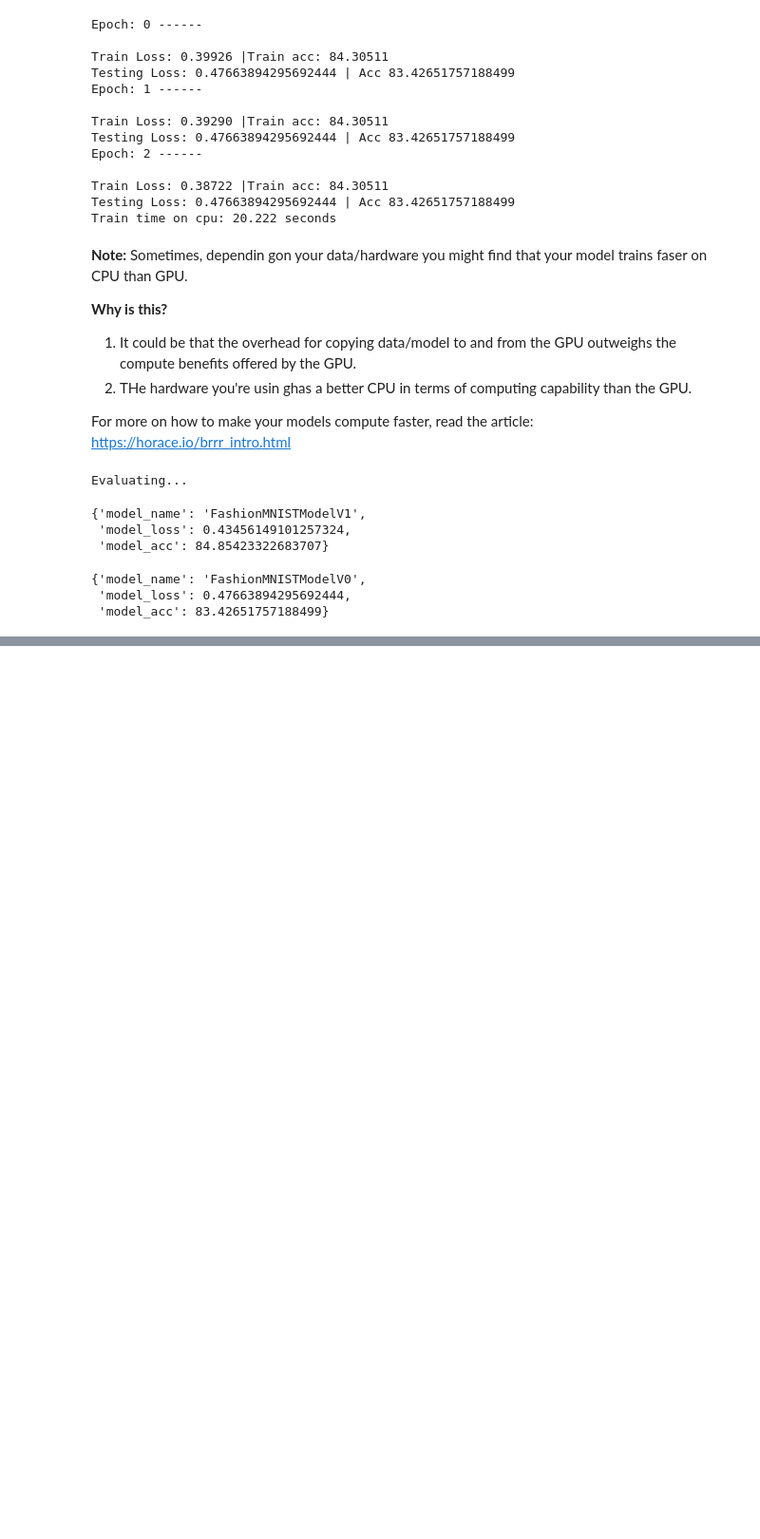
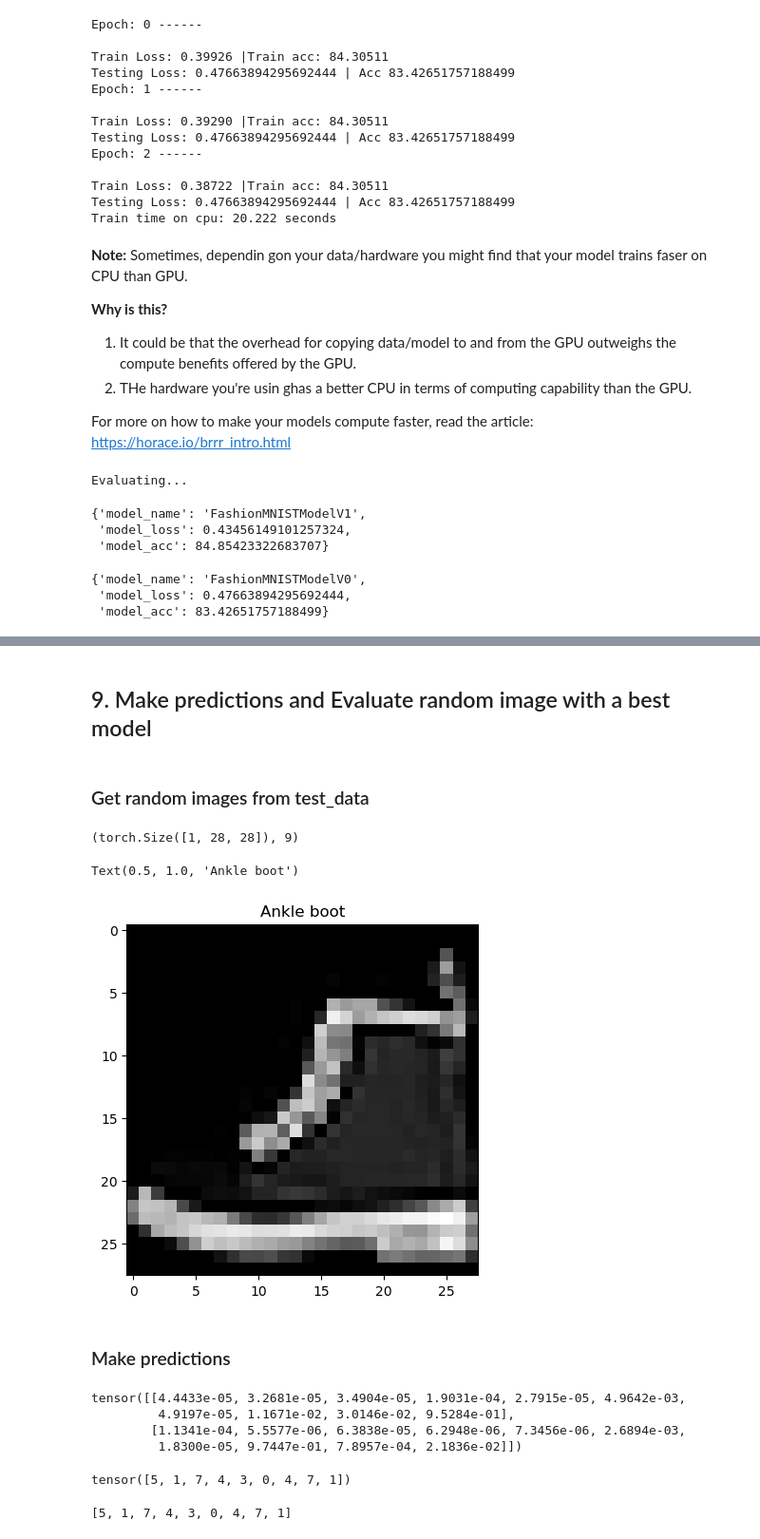
Before and after one commit to maheshsunuwar/deep-learning-pytorch, a Jupyter notebook: 03. PyTorch Computer Vision/03_pytorch_computer_vision.ipynb, the cells around one changed output, grey strips where cells are left out. Shown at 95% size. Drawn from its saved outputs; the diff is of its cells as text; code cells hidden in the pictures; blank space fills up the shorter version.

```diff
--- a/03. PyTorch Computer Vision/03_pytorch_computer_vision.ipynb
+++ b/03. PyTorch Computer Vision/03_pytorch_computer_vision.ipynb
@@ -745,0 +1076,27 @@ model_0_results
+# %% [markdown]
+## 9. Make predictions and Evaluate random image with a best model
+# %% [markdown]
+### Get random images from test_data
+# %%
+import random
+random.seed(42)
+test_samples = [] # we want a list of samples to iterate through
+test_labels = [] # to compare witht he ground truth
+
+# get 9 samples from the test data
+for sample, label in random.sample(list(test_data), k=9):
+    test_samples.append(sample)
+    test_labels.append(label)
+
+# view the first sample shape
+test_samples[0].shape, test_labels[0]
+# %% [output]
+(torch.Size([1, 28, 28]), 9)
+# %%
+plt.imshow(test_samples[0].squeeze(), cmap='gray')
+plt.title(class_names[test_labels[0]])
+# %% [output]
+Text(0.5, 1.0, 'Ankle boot')
+[figure, added]
+# %% [markdown]
+### Make predictions
@@ -745,0 +1125,22 @@ model_0_results
+# %%
+preds_probs = make_predictions(model=model_2,
+                               data=test_samples)
+
+# View first two prediction probabilities
+preds_probs[:2]
+# %% [output]
+tensor([[4.4433e-05, 3.2681e-05, 3.4904e-05, 1.9031e-04, 2.7915e-05, 4.9642e-03,
+         4.9197e-05, 1.1671e-02, 3.0146e-02, 9.5284e-01],
+        [1.1341e-04, 5.5577e-06, 6.3838e-05, 6.2948e-06, 7.3456e-06, 2.6894e-03,
+         1.8300e-05, 9.7447e-01, 7.8957e-04, 2.1836e-02]])
+# %%
+# convert prediction probabilities into labels
+
+pred_classes = preds_probs.argmax(dim=1)
+pred_classes
+# %% [output]
+tensor([5, 1, 7, 4, 3, 0, 4, 7, 1])
+# %%
+test_labels
+# %% [output]
+[5, 1, 7, 4, 3, 0, 4, 7, 1]
```
Also changed, not shown: parts of 40 cells of this notebook, 12 other files.
